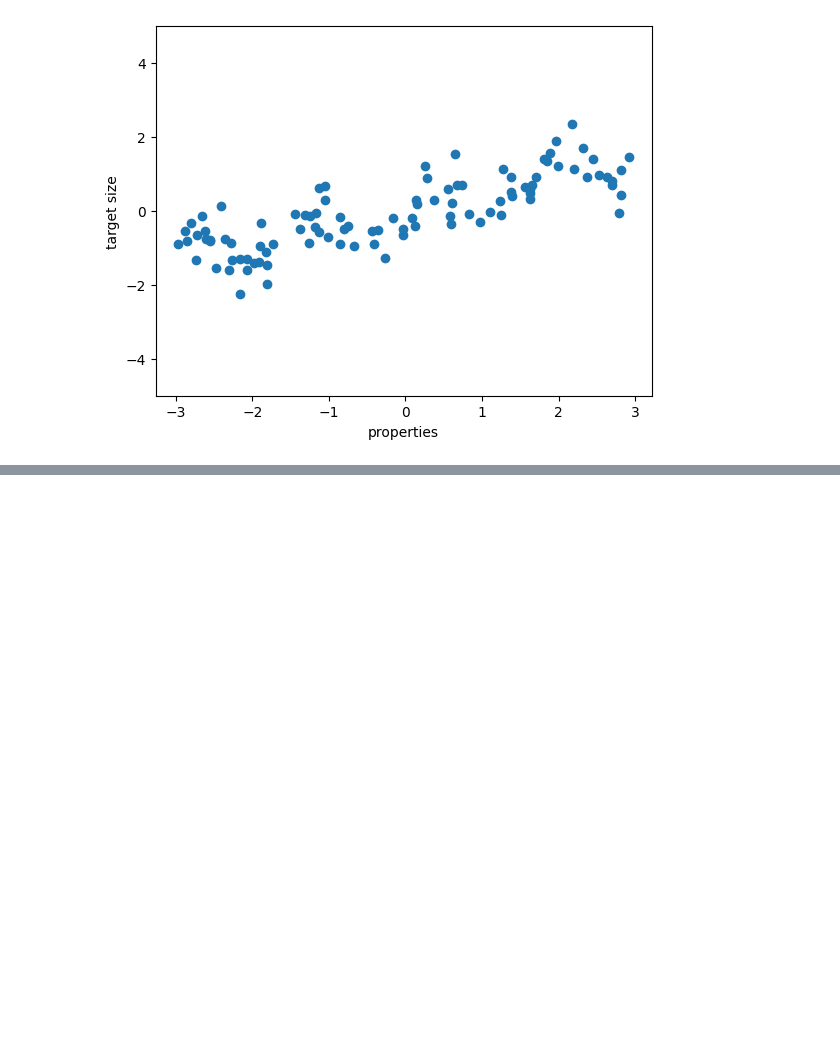
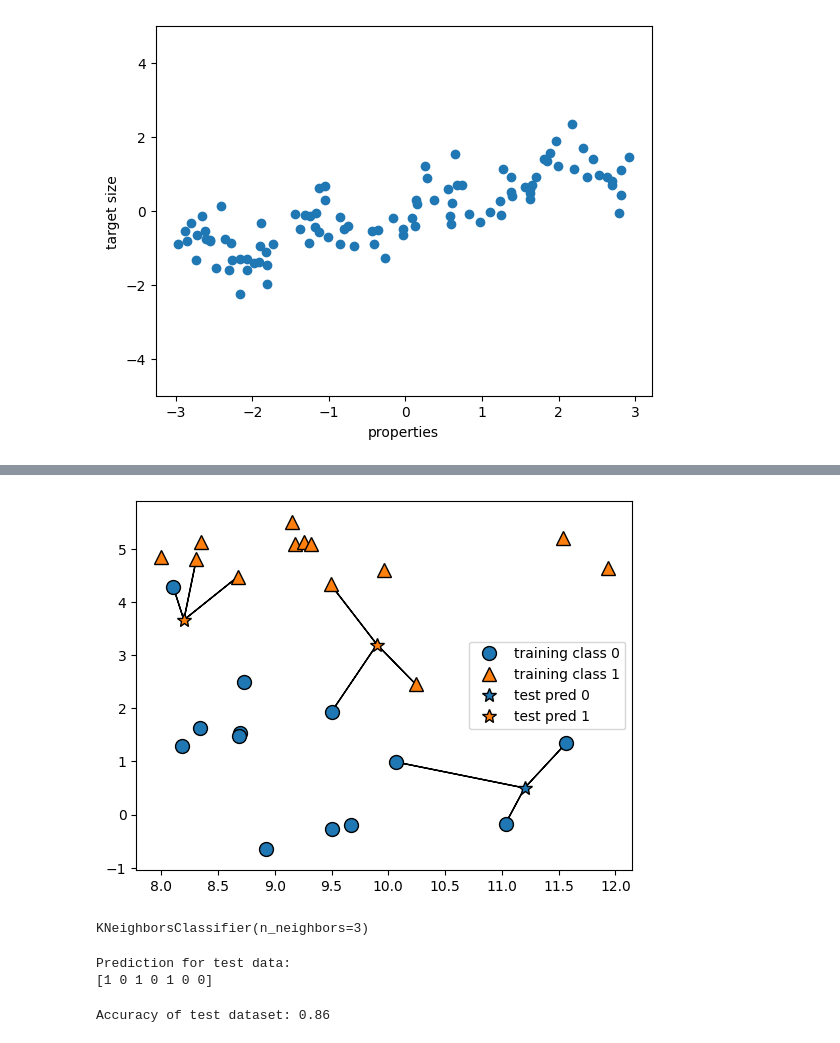
Before and after one commit to weinmann-phil/machine-learning, a Jupyter notebook: src/basics/supervised.ipynb, the cells around one changed output, grey strips where cells are left out. Drawn from its saved outputs; the diff is of its cells as text; code cells hidden in the pictures; blank space fills up the shorter version.

```diff
--- a/src/basics/supervised.ipynb
+++ b/src/basics/supervised.ipynb
@@ -32,0 +71,4 @@ Text(0, 0.5, 'target size')
+# %%
+mglearn.plots.plot_knn_classification(n_neighbors=3)
+# %% [output]
+[figure, added]
@@ -32,0 +84,13 @@ Text(0, 0.5, 'target size')
+# %%
+clf.fit(X_train, y_train)
+# %% [output]
+KNeighborsClassifier(n_neighbors=3)
+# %%
+print("Prediction for test data: \n{}".format(clf.predict(X_test)))
+# %% [output]
+Prediction for test data:
+[1 0 1 0 1 0 0]
+# %%
+print("Accuracy of test dataset: {:.2f}".format(clf.score(X_test, y_test)))
+# %% [output]
+Accuracy of test dataset: 0.86
```
Also changed, not shown: parts of 6 cells of this notebook.
